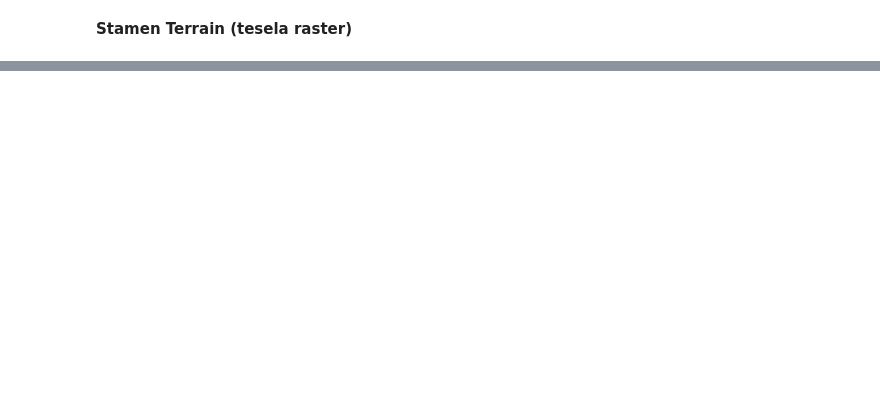
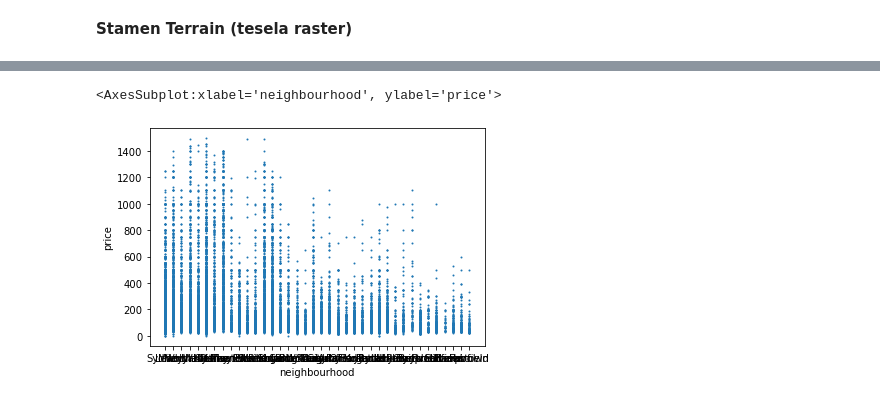
Before and after one commit to stph89/AirBnB_Data_Visualizations_Streamlit, a Jupyter notebook: Sidney_AirBnB_Project.ipynb, the cells around one changed output, grey strips where cells are left out. Cells and saved outputs as stored; diff of their text form; code cells hidden in the pictures; blank space fills up the shorter version.

```diff
--- a/Sidney_AirBnB_Project.ipynb
+++ b/Sidney_AirBnB_Project.ipynb
@@ -292,0 +356,5 @@ m
+# %%
+df_fil2.plot.scatter(x = 'neighbourhood', y = 'price', s = 1)
+# %% [output]
+<AxesSubplot:xlabel='neighbourhood', ylabel='price'>
+[figure, added]
```
Also changed, not shown: parts of 76 cells of this notebook.
